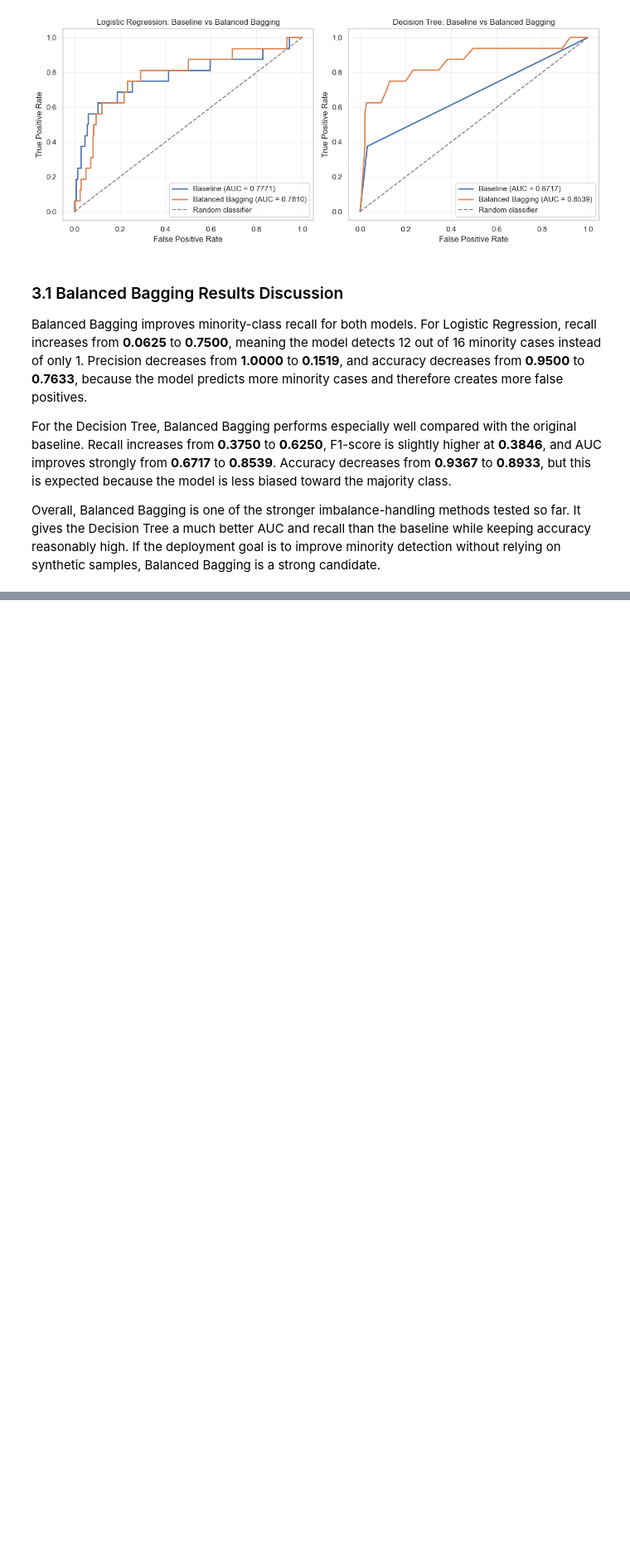
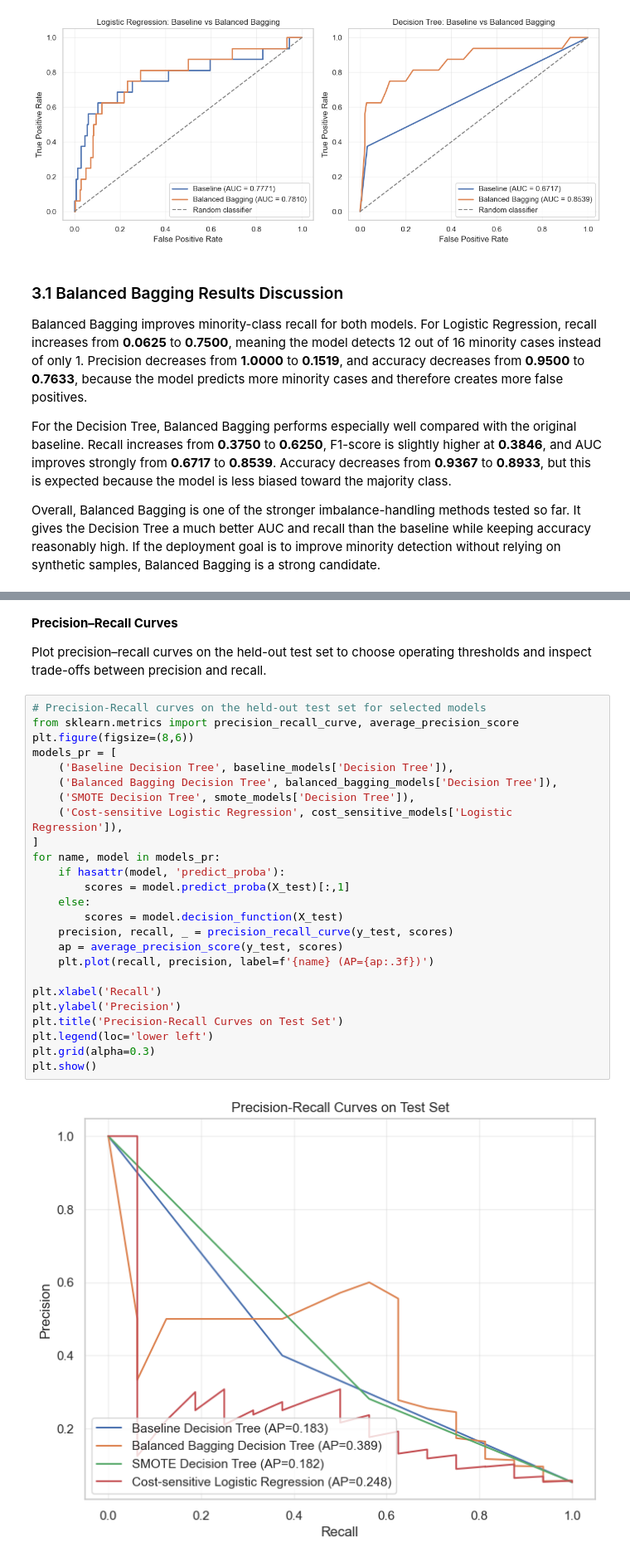
Before and after one commit to muzaffarizamuddin/machine_learning_assg_2, a Jupyter notebook: main.ipynb, the cells around one changed output, grey strips where cells are left out. Shown at 83% size. Cells and saved outputs as stored; diff of their text form; blank space fills up the shorter version.

```diff
--- a/main.ipynb
+++ b/main.ipynb
@@ -666,0 +726,31 @@ Overall, Balanced Bagging is one of the stronger imbalance-handling methods test
+# %% [markdown]
+**Precision–Recall Curves**
+
+Plot precision–recall curves on the held-out test set to choose operating thresholds and inspect trade-offs between precision and recall.
+# %%
+# Precision-Recall curves on the held-out test set for selected models
+from sklearn.metrics import precision_recall_curve, average_precision_score
+plt.figure(figsize=(8,6))
+models_pr = [
+    ('Baseline Decision Tree', baseline_models['Decision Tree']),
+    ('Balanced Bagging Decision Tree', balanced_bagging_models['Decision Tree']),
+    ('SMOTE Decision Tree', smote_models['Decision Tree']),
+    ('Cost-sensitive Logistic Regression', cost_sensitive_models['Logistic Regression']),
+]
+for name, model in models_pr:
+    if hasattr(model, 'predict_proba'):
+        scores = model.predict_proba(X_test)[:,1]
+    else:
+        scores = model.decision_function(X_test)
+    precision, recall, _ = precision_recall_curve(y_test, scores)
+    ap = average_precision_score(y_test, scores)
+    plt.plot(recall, precision, label=f'{name} (AP={ap:.3f})')
+
+plt.xlabel('Recall')
+plt.ylabel('Precision')
+plt.title('Precision-Recall Curves on Test Set')
+plt.legend(loc='lower left')
+plt.grid(alpha=0.3)
+plt.show()
+# %% [output]
+[figure, added]
```
Also changed, not shown: parts of 6 cells of this notebook, 1 other file.
